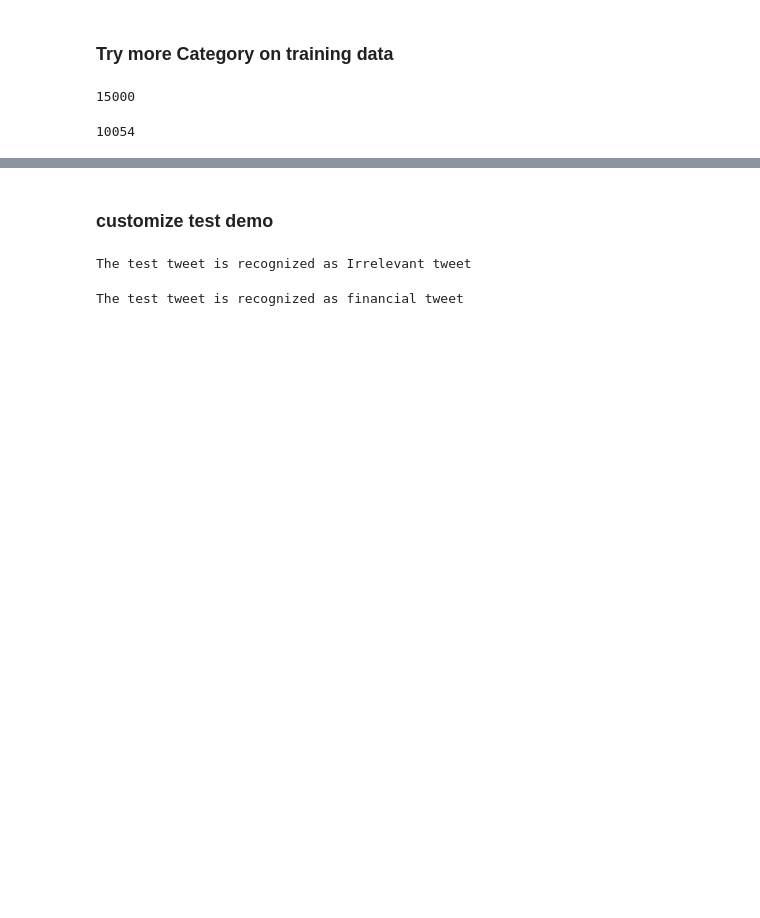
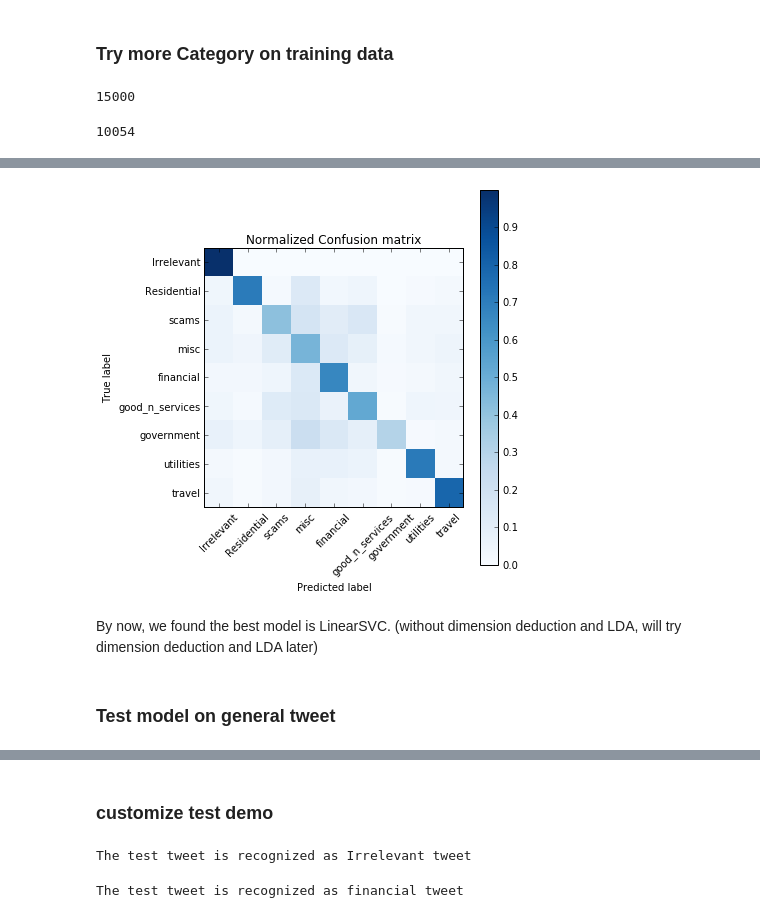
Before and after one commit to TianqiJiang/Consumer-Fraud-Detection-with-Tweets-, a Jupyter notebook: Classification of text documents.ipynb, the cells around one changed output, grey strips where cells are left out. Drawn from its saved outputs; the diff is of its cells as text; code cells hidden in the pictures; blank space fills up the shorter version.

```diff
--- a/Classification of text documents.ipynb
+++ b/Classification of text documents.ipynb
@@ -363,0 +451,10 @@ Training it took 8.5 mins
+# %%
+# Support vector machine with penality L2
+from sklearn.svm import LinearSVC
+start_time = time.time()
+sv_l = LinearSVC(loss = 'squared_hinge',penalty = 'l2', dual = False, tol = 1e-3)
+sv_l.fit(X_train, target_train)
+pred_1 = sv_l.predict(X_test)
+end_time = time.time()
+print "Accuracy by SVM with L2:", 1.0*sum(target_test==pred_1)/len(pred_1)
+print "Training it took %.3f mins" %((end_time-start_time)/60.0)
@@ -363,0 +471,10 @@ Training it took 8.5 mins
+# %%
+# Support vector machine with LinearSVC
+from sklearn.svm import LinearSVC
+start_time = time.time()
+sv_2 = LinearSVC()
+sv_2.fit(X_train, target_train)
+pred_2 = sv_2.predict(X_test)
+end_time = time.time()
+print("Accuracy by SVM with LinearSVC:", 1.0*sum(target_test==pred_2)/len(pred_2))
+print "Training it took %.3f mins" %((end_time-start_time)/60.0)
@@ -363,0 +484,4 @@ Training it took 8.5 mins
+# %%
+cm2 = sklearn.metrics.confusion_matrix(target_test, pred_2)
+print 'relevent precision', 1-sum(cm2[0][1:])/float(sum([sum(cm2[i][1:]) for i in range(9)]))
+print 'relevent recall', sum([sum(cm2[i][1:]) for i in range(1,9)])/float(sum([sum(cm2[i]) for i in range(1,9)]))
@@ -364,3 +521,14 @@ Training it took 8.5 mins
+# %%
+cm_normalized = cm2.astype('float') / cm2.sum(axis=1)[:, np.newaxis]
+plt.figure(figsize = (6,6))
+plot_confusion_matrix(cm_normalized, title='Normalized Confusion matrix', label=Index_list)
+plt.show()
+# %% [output]
+[figure, added]
+# %% [markdown]
+By now, we found the best model is LinearSVC. (without dimension deduction and LDA, will try dimension deduction and LDA later)
+# %% [markdown]
+### Test model on general tweet
 # %%
 # test on unselected tweet
 # Extracting features from the test data using the same vectorizer
```
Also changed, not shown: parts of 90 cells of this notebook, 3 other files.
